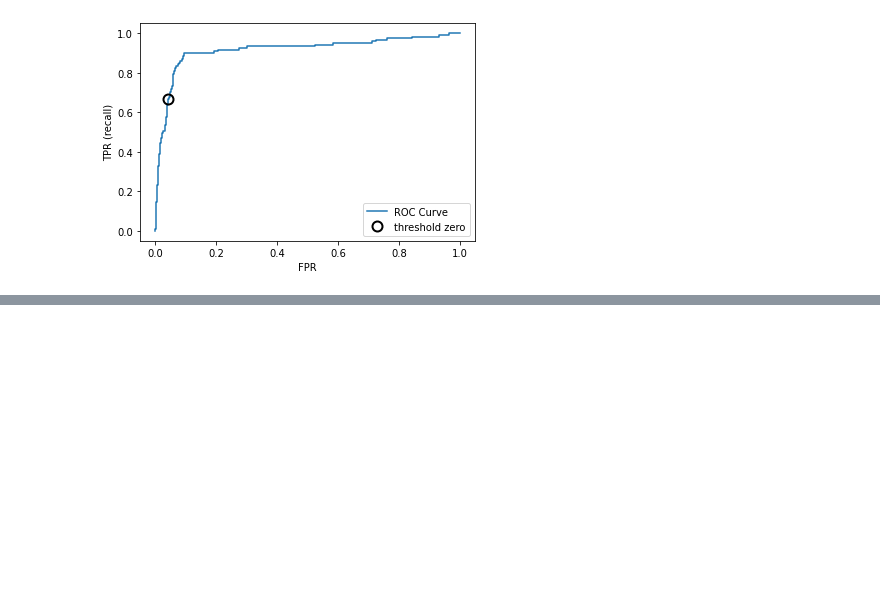
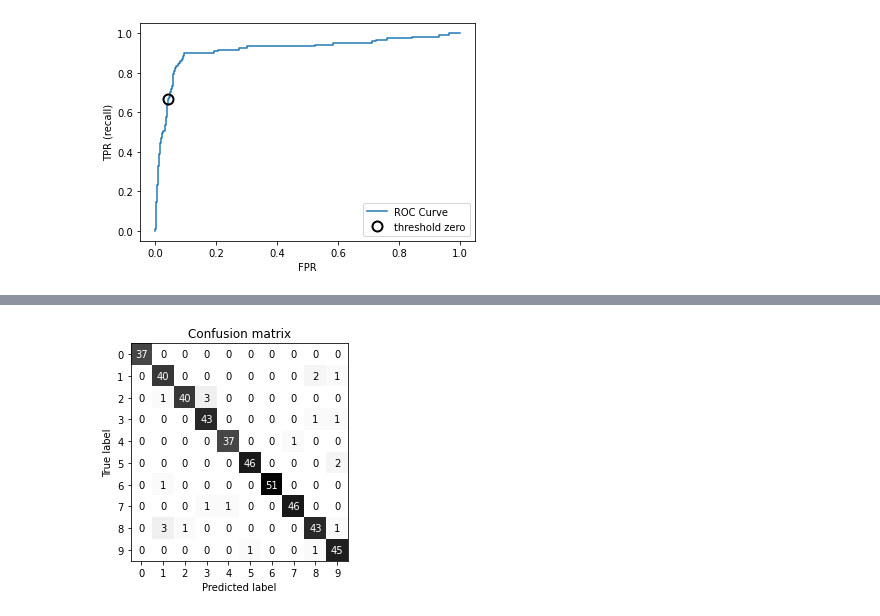
Before and after one commit to kairi812/Machine-Learning-Beginners, a Jupyter notebook: evaluation_standard_and_score.ipynb, the cells around one changed output, grey strips where cells are left out. Saved outputs shown, nothing was run; the diff lists cells and outputs as text; code cells hidden in the pictures; blank space fills up the shorter version.

```diff
--- a/evaluation_standard_and_score.ipynb
+++ b/evaluation_standard_and_score.ipynb
@@ -290,0 +347,9 @@ plt.legend(loc=4)
+# %%
+# 多クラス分類の基準
+from sklearn.metrics import accuracy_score
+X_train, X_test, y_train, y_test = train_test_split(
+    digits.data, digits.target, random_state=0)
+lr = LogisticRegression().fit(X_train, y_train)
+pred = lr.predict(X_test)
+print("Accuracy: {:.3f}".format(accuracy_score(y_test, pred)))
+print("Confusion matrix:\n{}".format(confusion_matrix(y_test, pred)))
@@ -290,0 +376,9 @@ plt.legend(loc=4)
+# %%
+scores_image = mglearn.tools.heatmap(
+    confusion_matrix(y_test, pred), xlabel='Predicted label',
+    ylabel = 'True label', xticklabels=digits.target_names,
+    yticklabels=digits.target_names, cmap=plt.cm.gray_r, fmt="%d")
+plt.title("Confusion matrix")
+plt.gca().invert_yaxis()
+# %% [output]
+[figure, added]
```
Also changed, not shown: parts of 11 cells of this notebook.
